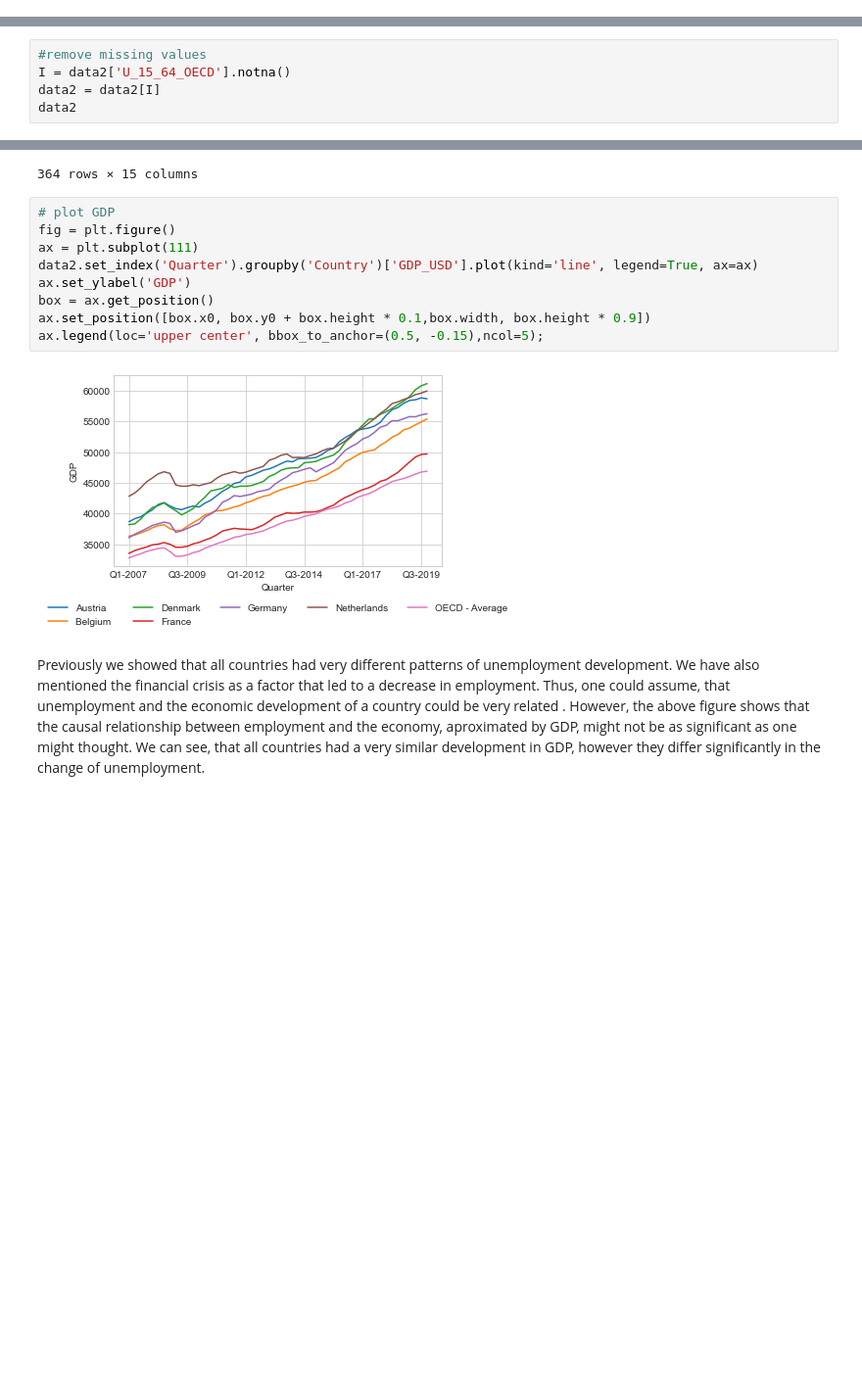
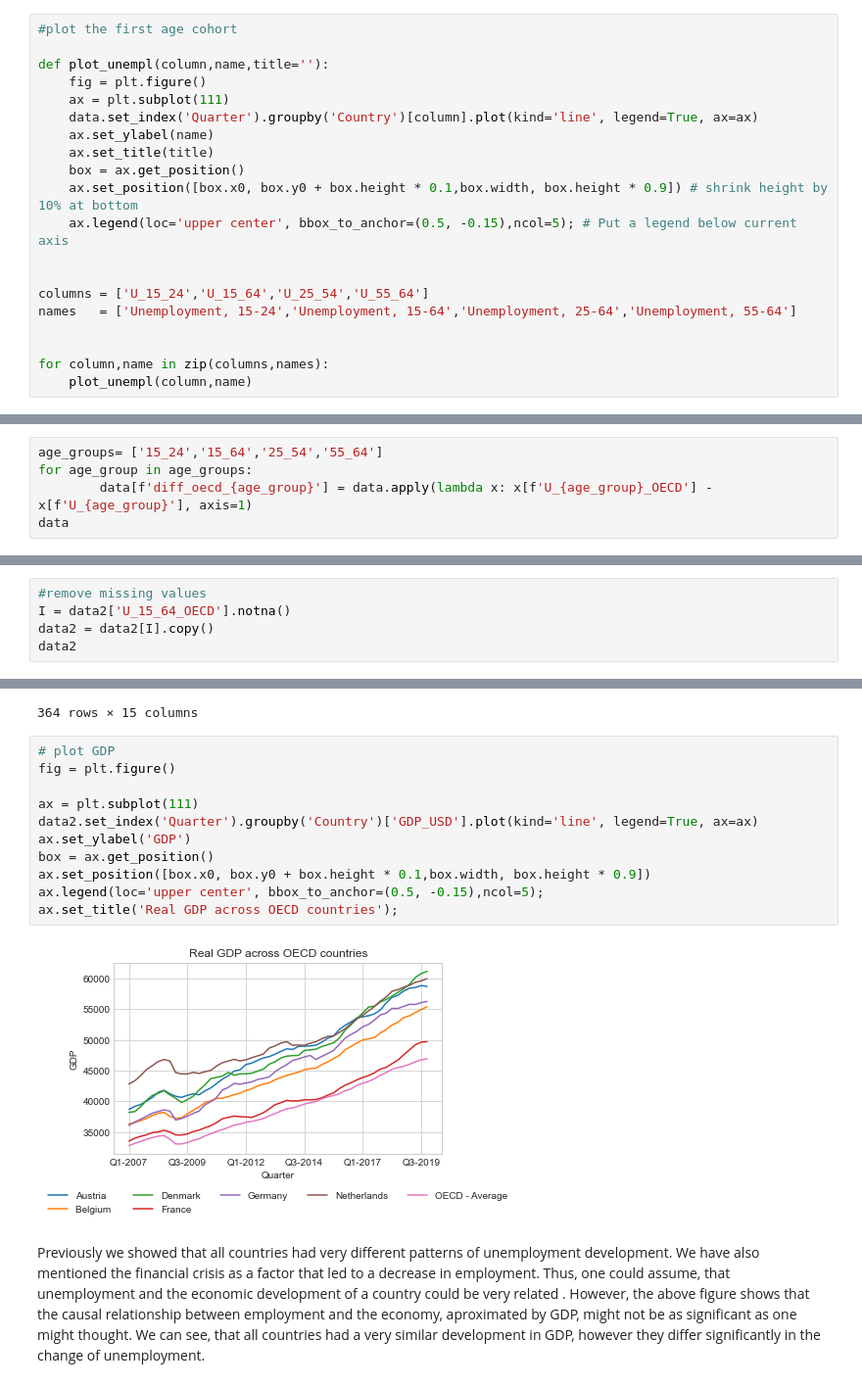
Before and after one commit to AskerNC/projects-2021-aristochats, a Jupyter notebook: dataproject/Dataproject_done1.ipynb, the cells around one changed output, grey strips where cells are left out. Shown at 98% size. Cells and saved outputs as stored; diff of their text form; blank space fills up the shorter version.

```diff
--- a/dataproject/Dataproject_done1.ipynb
+++ b/dataproject/Dataproject_done1.ipynb
@@ -151,3 +151,23 @@ ax.legend(loc='upper center', bbox_to_anchor=(0.5, -0.15),ncol=5);
 [figure]
 [figure]
 [figure]
+# %%
+#plot the first age cohort
+
+def plot_unempl(column,name,title=''):
+    fig = plt.figure()
+    ax = plt.subplot(111)
+    data.set_index('Quarter').groupby('Country')[column].plot(kind='line', legend=True, ax=ax)
+    ax.set_ylabel(name)
+    ax.set_title(title)
+    box = ax.get_position()
+    ax.set_position([box.x0, box.y0 + box.height * 0.1,box.width, box.height * 0.9]) # shrink height by 10% at bottom
+    ax.legend(loc='upper center', bbox_to_anchor=(0.5, -0.15),ncol=5); # Put a legend below current axis
+
+
+columns = ['U_15_24','U_15_64','U_25_54','U_55_64']
+names   = ['Unemployment, 15-24','Unemployment, 15-64','Unemployment, 25-64','Unemployment, 55-64']
+
+
+for column,name in zip(columns,names):
+    plot_unempl(column,name)
@@ -209,3 +234,8 @@ data
 | 372 | Netherlands | Q1-2020 | 6.6 | 3.2 | 2.4 | 2.6 | NaN | NaN | NaN | ... |
 | 373 | Netherlands | Q2-2020 | 9.7 | 3.9 | 2.8 | 2.5 | NaN | NaN | NaN | ... |
 374 rows × 14 columns
+# %%
+age_groups= ['15_24','15_64','25_54','55_64']
+for age_group in age_groups:
+        data[f'diff_oecd_{age_group}'] = data.apply(lambda x: x[f'U_{age_group}_OECD'] - x[f'U_{age_group}'], axis=1)
+data
@@ -329,7 +386,7 @@ rows_with_NaN
 # %%
 #remove missing values
 I = data2['U_15_64_OECD'].notna()
-data2 = data2[I]
+data2 = data2[I].copy()
 data2
 # %% [output]
 |  | Country | Quarter | U_15_24 | U_15_64 | U_25_54 | U_55_64 | U_15_24_OECD | U_15_64_OECD | U_25_54_OECD | ... |
@@ -348,14 +405,16 @@ data2
 # %%
 # plot GDP
 fig = plt.figure()
+
 ax = plt.subplot(111)
 data2.set_index('Quarter').groupby('Country')['GDP_USD'].plot(kind='line', legend=True, ax=ax)
 ax.set_ylabel('GDP')
 box = ax.get_position()
 ax.set_position([box.x0, box.y0 + box.height * 0.1,box.width, box.height * 0.9])
 ax.legend(loc='upper center', bbox_to_anchor=(0.5, -0.15),ncol=5);
+ax.set_title('Real GDP across OECD countries');
 # %% [output]
-[figure, old version]
+[figure, new version]
 # %% [markdown]
 Previously we showed that all countries had very different patterns of unemployment development. We have also mentioned the financial crisis as a factor that led to a decrease in employment. Thus, one could assume, that unemployment and the economic development of a country could be very related . However, the above figure shows that the causal relationship between employment and the economy, aproximated by GDP, might not be as significant as one might thought. We can see, that all countries had a very similar development in GDP, however they differ significantly in the change of unemployment.
 # %% [markdown]
```
Also changed, not shown: parts of 4 cells of this notebook, 1 other file.
